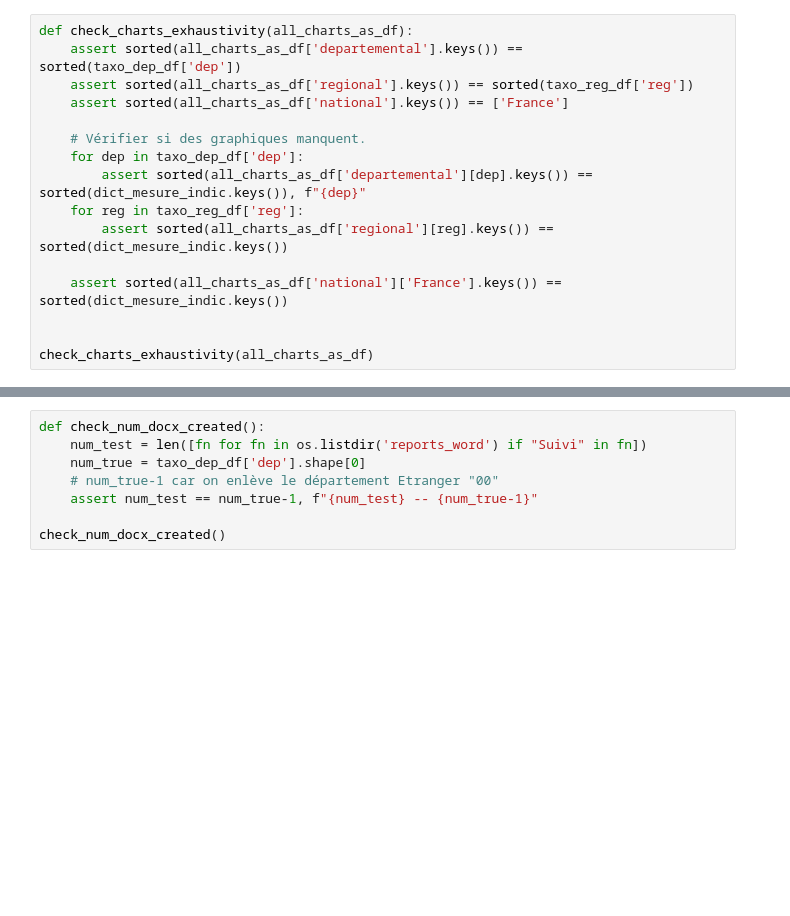
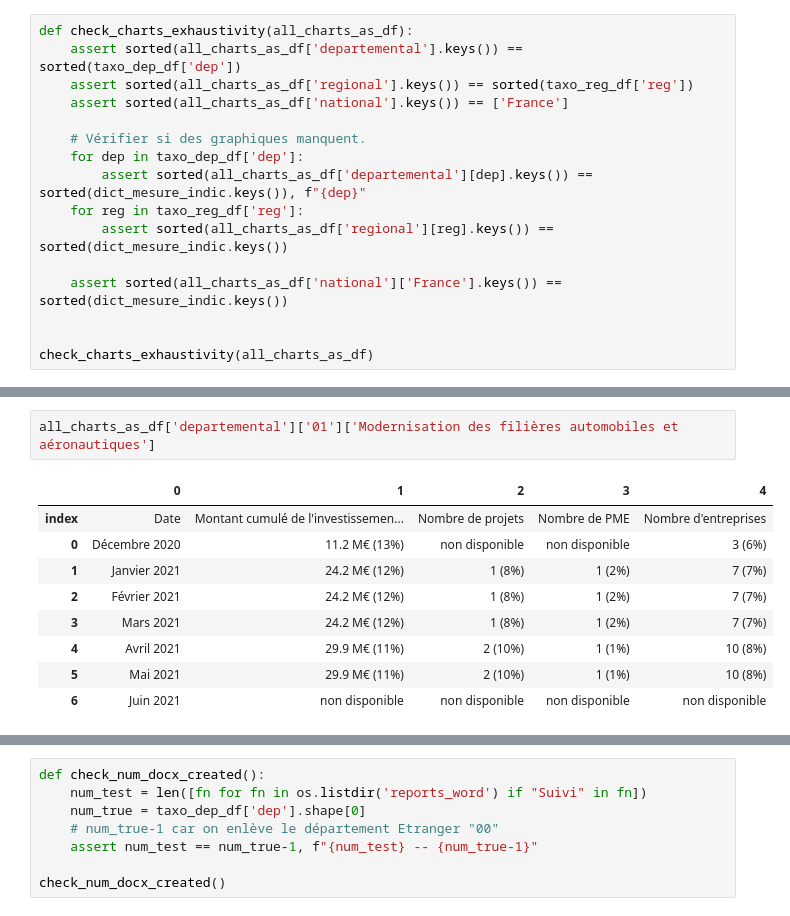
Before and after one commit to 139bercy/propilot2pdf, a Jupyter notebook: build_reports.ipynb, the cells around one changed output, grey strips where cells are left out. Drawn from its saved outputs; the diff is of its cells as text; blank space fills up the shorter version.

```diff
--- a/build_reports.ipynb
+++ b/build_reports.ipynb
@@ -327,3 +437,15 @@ short_mesure2to_comment
+# %%
+all_charts_as_df['departemental']['01']['Modernisation des filières automobiles et aéronautiques']
+# %% [output]
+|  | 0 | 1 | 2 | 3 | 4 |
+| index | Date | Montant cumulé de l'investissemen... | Nombre de projets | Nombre de PME | Nombre d'entreprises |
+| 0 | Décembre 2020 | 11.2 M€ (13%) | non disponible | non disponible | 3 (6%) |
+| 1 | Janvier 2021 | 24.2 M€ (12%) | 1 (8%) | 1 (2%) | 7 (7%) |
+| 2 | Février 2021 | 24.2 M€ (12%) | 1 (8%) | 1 (2%) | 7 (7%) |
+| 3 | Mars 2021 | 24.2 M€ (12%) | 1 (8%) | 1 (2%) | 7 (7%) |
+| 4 | Avril 2021 | 29.9 M€ (11%) | 2 (10%) | 1 (1%) | 10 (8%) |
+| 5 | Mai 2021 | 29.9 M€ (11%) | 2 (10%) | 1 (1%) | 10 (8%) |
+| 6 | Juin 2021 | non disponible | non disponible | non disponible | non disponible |
 # %%
 # Liste des régions pour lesquelles on ne veut pas de fiche. Noms provenant de taxo_regs.csv
 L_reg_no_output = ["00"]  # 00 correspond à Etranger
```
Also changed, not shown: parts of 15 cells of this notebook, 10 other files.
